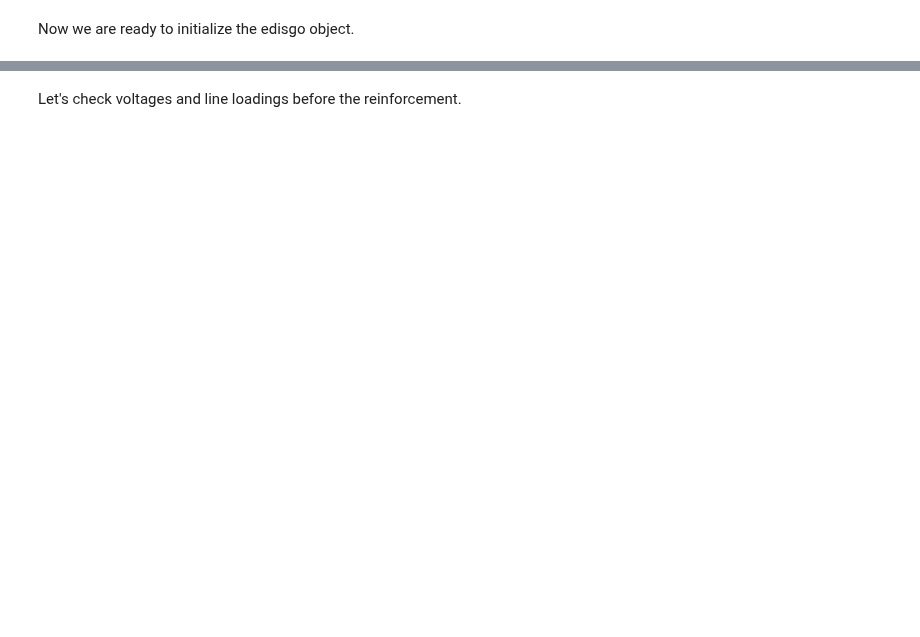
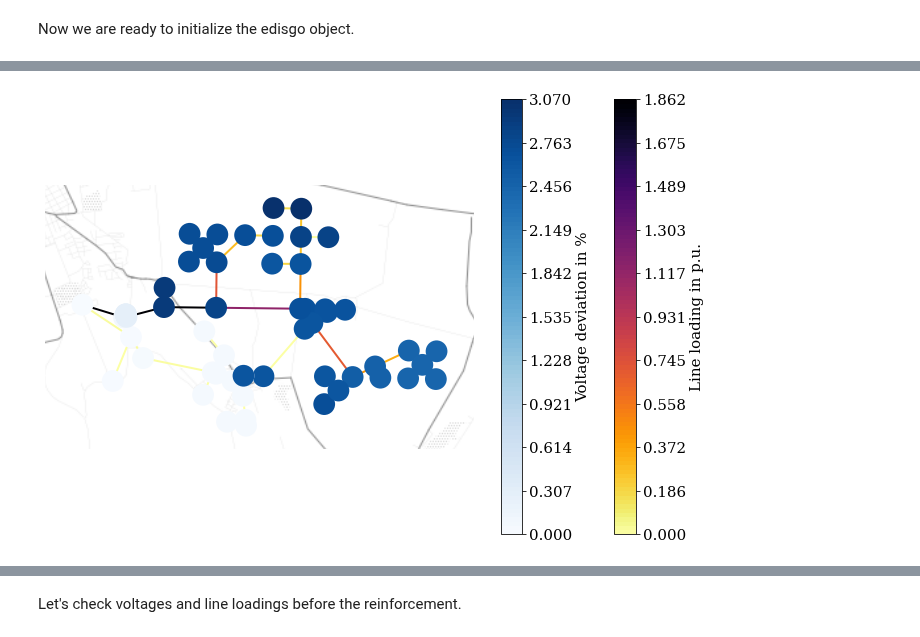
Before and after one commit to openego/eDisGo, a Jupyter notebook: examples/edisgo_simple_example.ipynb, the cells around one changed output, grey strips where cells are left out. Cells and saved outputs as stored; diff of their text form; code cells hidden in the pictures; blank space fills up the shorter version.

```diff
--- a/examples/edisgo_simple_example.ipynb
+++ b/examples/edisgo_simple_example.ipynb
@@ -227,0 +407,7 @@ edisgo.analyze()
+# %%
+# feed-in case
+edisgo.plot_mv_line_loading(
+    node_color='voltage_deviation',
+    timestep=edisgo.timeseries.timeindex[0])
+# %% [output]
+[figure, added]
```
Also changed, not shown: parts of 87 cells of this notebook.
